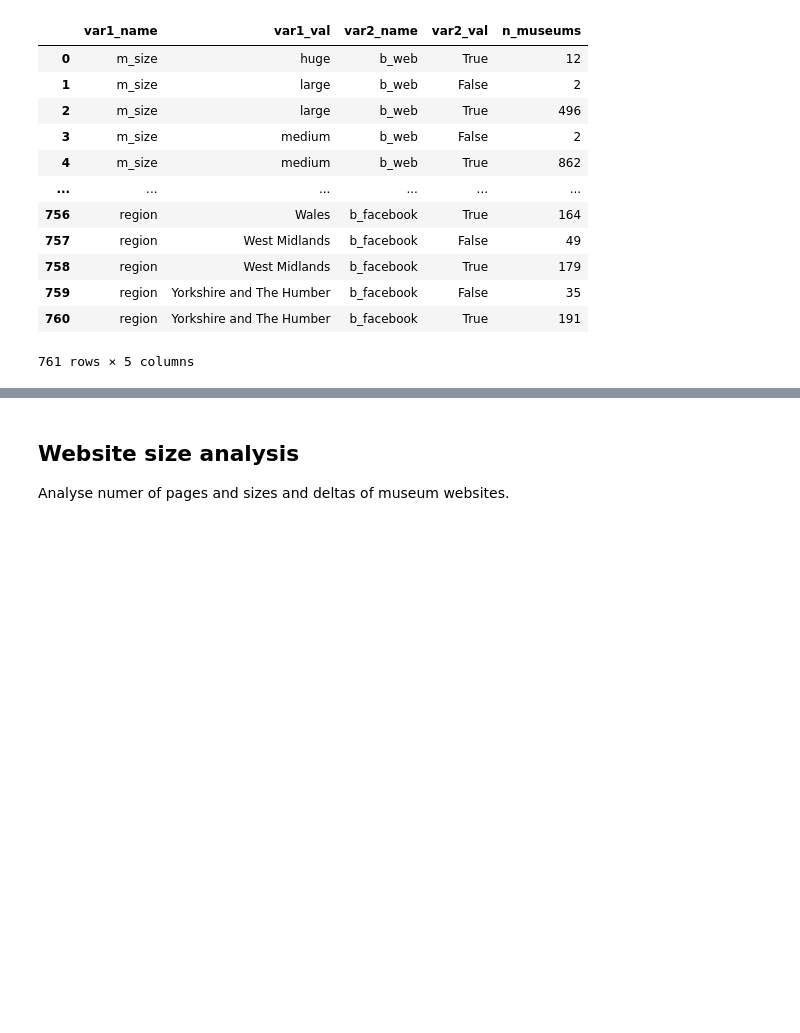
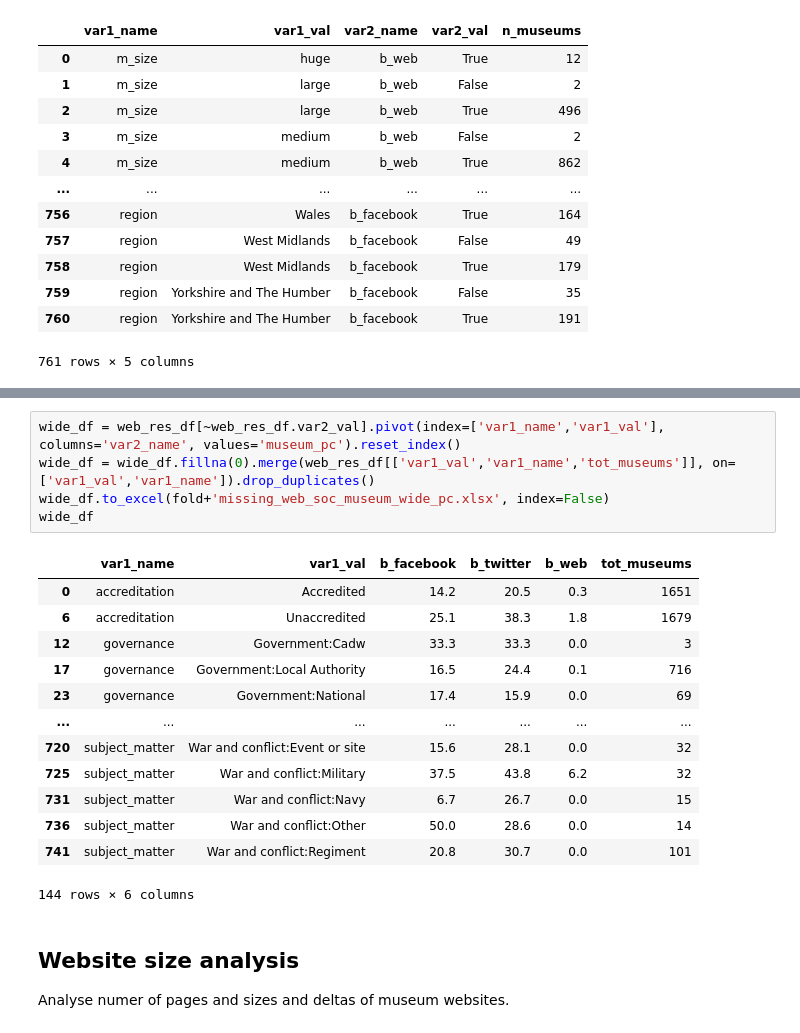
Before and after one commit to Birkbeck/museums-in-the-pandemic, a Jupyter notebook: mip/notebooks_py/02_extract_indicators.ipynb, the cells around one changed output, grey strips where cells are left out. Drawn from its saved outputs; the diff is of its cells as text; blank space fills up the shorter version.

```diff
--- a/mip/notebooks_py/02_extract_indicators.ipynb
+++ b/mip/notebooks_py/02_extract_indicators.ipynb
@@ -1182,6 +1182,25 @@ web_res_df
 | 759 | region | Yorkshire and The Humber | b_facebook | False | 35 | 226 | 15.5 |
 | 760 | region | Yorkshire and The Humber | b_facebook | True | 191 | 226 | 84.5 |
 761 rows × 7 columns
+# %%
+wide_df = web_res_df[~web_res_df.var2_val].pivot(index=['var1_name','var1_val'], columns='var2_name', values='museum_pc').reset_index()
+wide_df = wide_df.fillna(0).merge(web_res_df[['var1_val','var1_name','tot_museums']], on=['var1_val','var1_name']).drop_duplicates()
+wide_df.to_excel(fold+'missing_web_soc_museum_wide_pc.xlsx', index=False)
+wide_df
+# %% [output]
+|  | var1_name | var1_val | b_facebook | b_twitter | b_web | tot_museums |
+| 0 | accreditation | Accredited | 14.2 | 20.5 | 0.3 | 1651 |
+| 6 | accreditation | Unaccredited | 25.1 | 38.3 | 1.8 | 1679 |
+| 12 | governance | Government:Cadw | 33.3 | 33.3 | 0.0 | 3 |
+| 17 | governance | Government:Local Authority | 16.5 | 24.4 | 0.1 | 716 |
+| 23 | governance | Government:National | 17.4 | 15.9 | 0.0 | 69 |
+| ... | ... | ... | ... | ... | ... | ... |
+| 720 | subject_matter | War and conflict:Event or site | 15.6 | 28.1 | 0.0 | 32 |
+| 725 | subject_matter | War and conflict:Military | 37.5 | 43.8 | 6.2 | 32 |
+| 731 | subject_matter | War and conflict:Navy | 6.7 | 26.7 | 0.0 | 15 |
+| 736 | subject_matter | War and conflict:Other | 50.0 | 28.6 | 0.0 | 14 |
+| 741 | subject_matter | War and conflict:Regiment | 20.8 | 30.7 | 0.0 | 101 |
+144 rows × 6 columns
 # %% [markdown]
 ## Website size analysis
 
```
Also changed, not shown: parts of 3 cells of this notebook, 4 other files.
